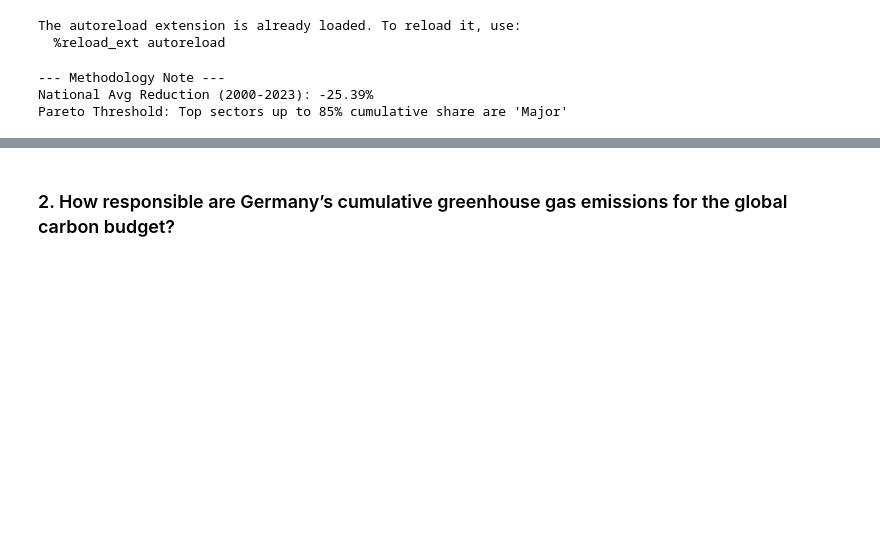
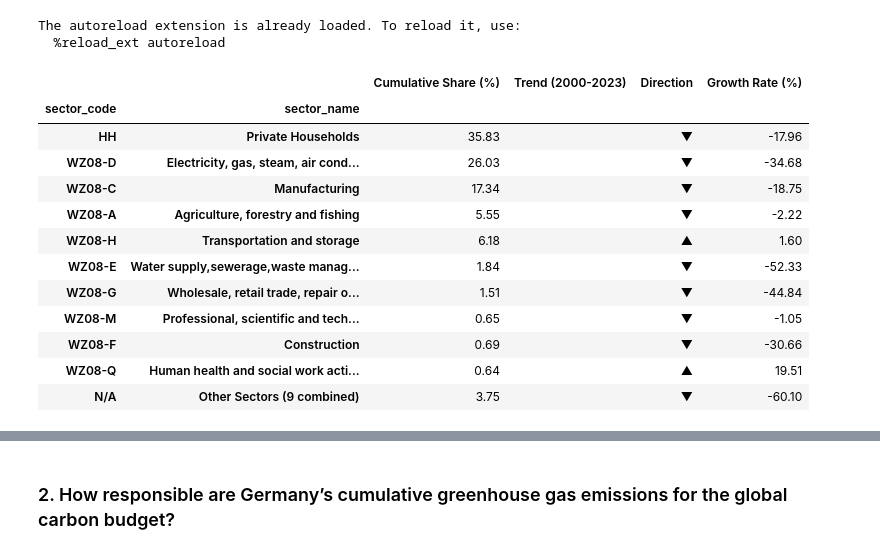
Before and after one commit to GinnyinGermany/CARBON, a Jupyter notebook: bin:/Computational_Narrative.ipynb, the cells around one changed output, grey strips where cells are left out. Saved outputs shown, nothing was run; the diff lists cells and outputs as text; code cells hidden in the pictures; blank space fills up the shorter version.

```diff
--- a/bin:/Computational_Narrative.ipynb
+++ b/bin:/Computational_Narrative.ipynb
@@ -345,16 +344,21 @@ from IPython.display import display, HTML
 # %% [output]
 The autoreload extension is already loaded. To reload it, use:
   %reload_ext autoreload
-# %%
-tier_metrics = assign_action_tiers(sector_em, start_year=2000, end_year=2023)
-
-# 4 Matrix
-plot_strategic_quadrant(tier_metrics, target_year=2023)
-
-# Tier ranking - bar graph
-plot_tiered_ranking(tier_metrics, target_year=2023)
-# %% [output]
---- Methodology Note ---
-National Avg Reduction (2000-2023): -25.39%
-Pareto Threshold: Top sectors up to 85% cumulative share are 'Major'
+# %%
+industry_html_table = generate_sectoral_emissions_table(sector_em, start_year=2000, end_year=2023, top_n=10)
+display(HTML(industry_html_table))
+# %% [output]
+|  |  | Cumulative Share (%) | Trend (2000-2023) | Direction | Growth Rate (%) |
+| sector_code | sector_name |  |  |  |  |
+| HH | Private Households | 35.83 |  | ▼ | -17.96 |
+| WZ08-D | Electricity, gas, steam, air cond... | 26.03 |  | ▼ | -34.68 |
+| WZ08-C | Manufacturing | 17.34 |  | ▼ | -18.75 |
+| WZ08-A | Agriculture, forestry and fishing | 5.55 |  | ▼ | -2.22 |
+| WZ08-H | Transportation and storage | 6.18 |  | ▲ | 1.60 |
+| WZ08-E | Water supply,sewerage,waste manag... | 1.84 |  | ▼ | -52.33 |
+| WZ08-G | Wholesale, retail trade, repair o... | 1.51 |  | ▼ | -44.84 |
+| WZ08-M | Professional, scientific and tech... | 0.65 |  | ▼ | -1.05 |
+| WZ08-F | Construction | 0.69 |  | ▼ | -30.66 |
+| WZ08-Q | Human health and social work acti... | 0.64 |  | ▲ | 19.51 |
+| N/A | Other Sectors (9 combined) | 3.75 |  | ▼ | -60.10 |
 # %%
```
Also changed, not shown: parts of 7 cells of this notebook, 1 other file.
